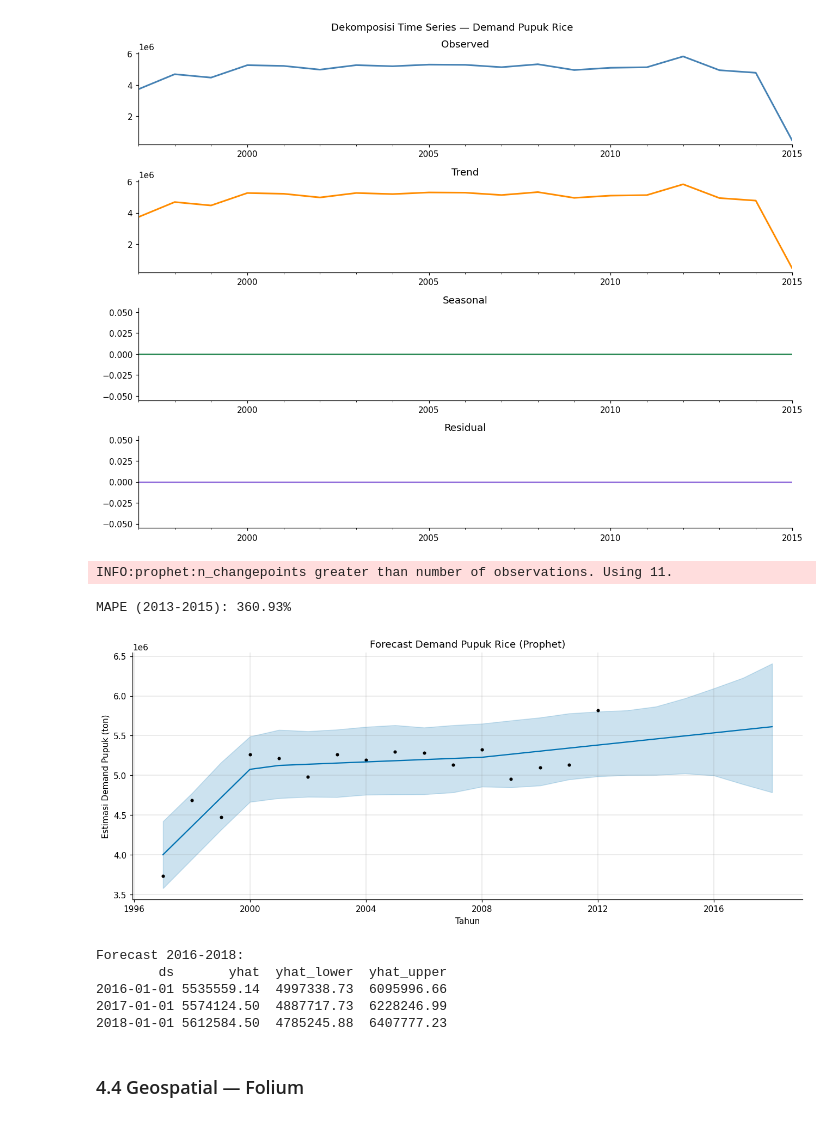
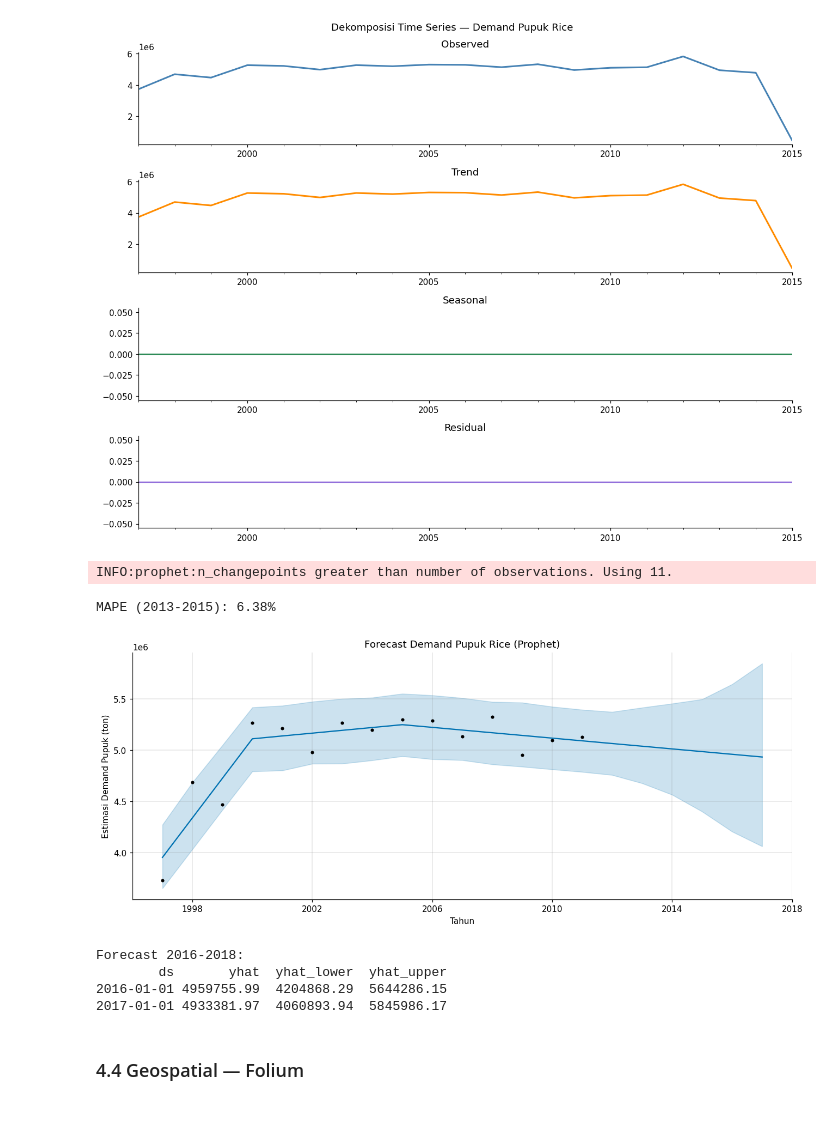
Before and after one commit to milskzy/Crop-Production-Analytics, a Jupyter notebook: Crop_Production_Analytics.ipynb, the cells around one changed output. Cells and saved outputs as stored; diff of their text form; code cells hidden in the pictures.

```diff
--- a/Crop_Production_Analytics.ipynb
+++ b/Crop_Production_Analytics.ipynb
@@ -676,47 +667,48 @@ plt.show()
 [figure]
 # %%
 # Train: 1997-2012, Test: 2013-2015
-train_ts = ts[ts['ds'].dt.year <= 2012]
-test_ts  = ts[ts['ds'].dt.year >= 2013]
+ts_clean = ts[ts['ds'].dt.year < 2015]  # exclude 2015 karena data tidak lengkap
+train_ts = ts_clean[ts_clean['ds'].dt.year <= 2011]
+test_ts  = ts_clean[ts_clean['ds'].dt.year >= 2012]
+
 
 m = Prophet(
     yearly_seasonality=False,
     weekly_seasonality=False,
     daily_seasonality=False,
     changepoint_prior_scale=0.3,
     interval_width=0.95
 )
 m.fit(train_ts)
 
 # Forecast sampai 2018 (3 tahun setelah data terakhir)
 future = m.make_future_dataframe(periods=6, freq='YS')
 forecast = m.predict(future)
 
 pred_test = forecast[forecast['ds'].dt.year.isin([2013, 2014, 2015])]['yhat'].values
 actual_test = test_ts['y'].values
 mape = mean_absolute_percentage_error(actual_test, pred_test) * 100
 print(f'MAPE (2013-2015): {mape:.2f}%')
 
 fig = m.plot(forecast, figsize=(12, 5))
 plt.title('Forecast Demand Pupuk Rice (Prophet)')
 plt.xlabel('Tahun')
 plt.ylabel('Estimasi Demand Pupuk (ton)')
 plt.savefig('fase4_ts_forecast.png', dpi=130, bbox_inches='tight')
 plt.show()
 
 print('Forecast 2016-2018:')
 print(forecast[forecast['ds'].dt.year > 2015][
     ['ds', 'yhat', 'yhat_lower', 'yhat_upper']
 ].to_string(index=False))
 # %% [output]
 INFO:prophet:n_changepoints greater than number of observations. Using 11.
-MAPE (2013-2015): 360.93%
+MAPE (2013-2015): 6.38%
-[figure, old version]
+[figure, new version]
 Forecast 2016-2018:
         ds       yhat  yhat_lower  yhat_upper
-2016-01-01 5535559.14  4997338.73  6095996.66
-2017-01-01 5574124.50  4887717.73  6228246.99
-2018-01-01 5612584.50  4785245.88  6407777.23
+2016-01-01 4959755.99  4204868.29  5644286.15
+2017-01-01 4933381.97  4060893.94  5845986.17
 # %% [markdown]
 ### 4.4 Geospatial — Folium
 # %%
```
Also changed, not shown: parts of 9 cells of this notebook, 6 other files.
